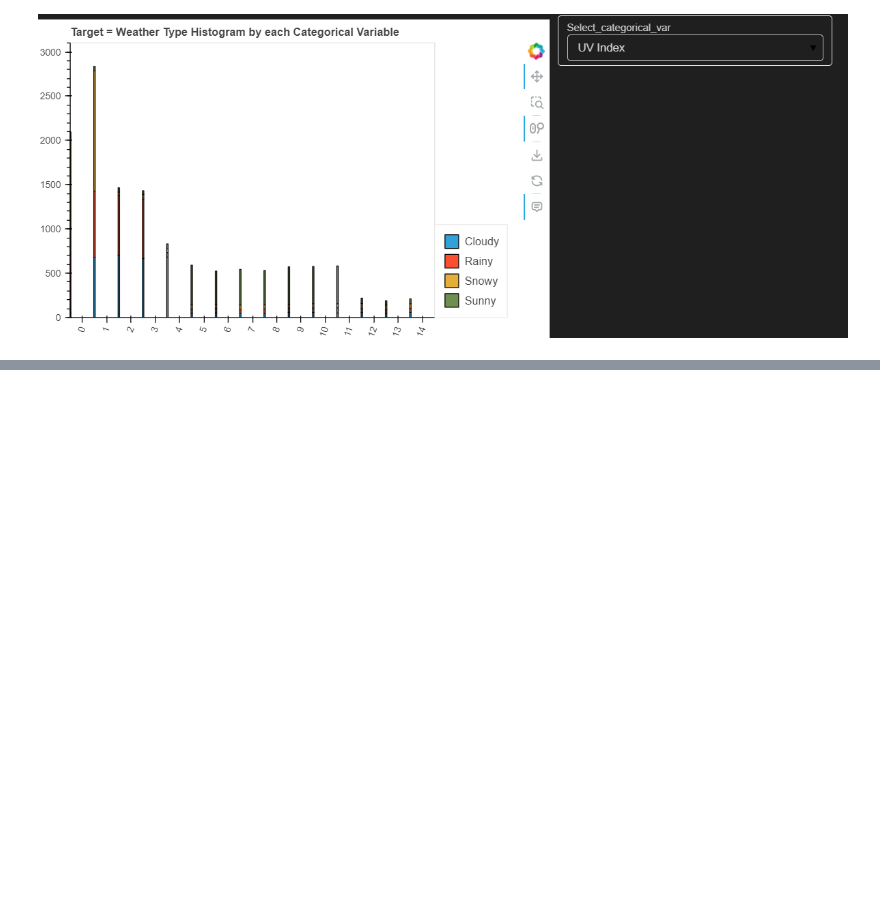
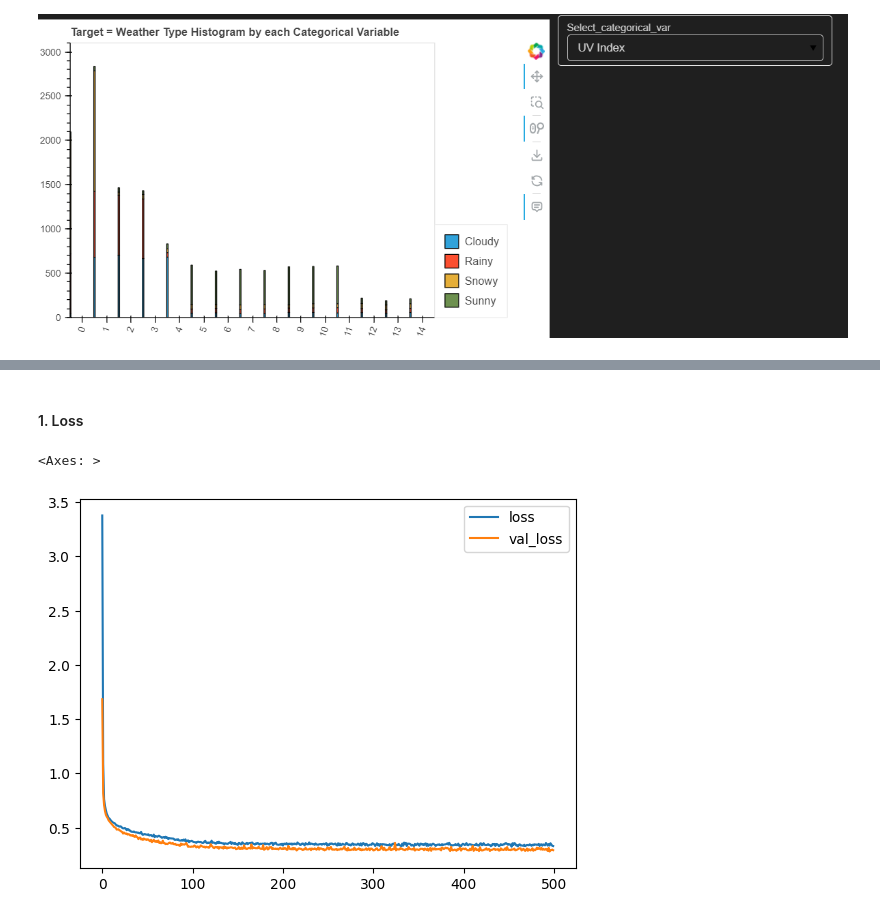
Before and after one commit to Jan-PhilipSchreiber/DeepLAdDA, a Jupyter notebook: 0DeepL/LecCLASS_HW/ANN_CLASS_HW.ipynb, the cells around one changed output, grey strips where cells are left out. Saved outputs shown, nothing was run; the diff lists cells and outputs as text; code cells hidden in the pictures; blank space fills up the shorter version.

```diff
--- a/0DeepL/LecCLASS_HW/ANN_CLASS_HW.ipynb
+++ b/0DeepL/LecCLASS_HW/ANN_CLASS_HW.ipynb
@@ -195,0 +350,7 @@ Name: Type, dtype: float64
+# %%
+#X/Y already was done before so only training split remains
+X_train, X_temp, y_train, y_temp = train_test_split(X, y, test_size=0.3)
+X_val, X_test, y_val, y_test = train_test_split(X_temp, y_temp, test_size=0.5)
+# %%
+categories = list(np.unique(df['Type']))
+print(categories)
@@ -195,0 +359,14 @@ Name: Type, dtype: float64
+# %%
+model = keras.Sequential(
+    [
+        layers.BatchNormalization(input_shape=(len(X.columns),)),
+        layers.Dense(16, activation="relu", kernel_regularizer=keras.regularizers.l1(l1=0.1)),
+        layers.Dense(8, activation="relu"),
+        layers.Dense(len(categories),activation="softmax")
+    ]
+)
+
+# compile the model, this time we use categorical crossentropy for loss -function
+# and we also measure the accuracy of our model in the metrics
+model.compile(optimizer="adam", loss='categorical_crossentropy', metrics=['accuracy'])
+model.summary()
@@ -195,0 +405,3 @@ Name: Type, dtype: float64
+# %%
+# adjust epochs as you see fit
+model.fit(x=X_train, y=y_train, epochs=500, validation_data=(X_val, y_val))
@@ -195,0 +431,8 @@ Name: Type, dtype: float64
+# %% [markdown]
+<h4>1. Loss</h4>
+# %%
+loss_df = pd.DataFrame(model.history.history)
+loss_df[['loss', 'val_loss']].plot()
+# %% [output]
+<Axes: >
+[figure, added]
```
Also changed, not shown: parts of 45 cells of this notebook.
